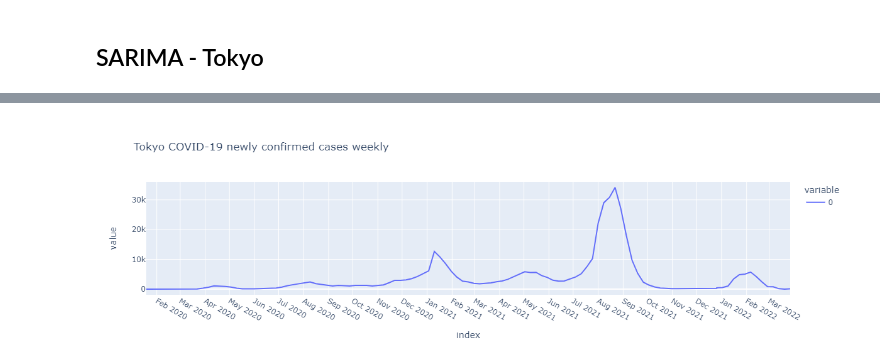
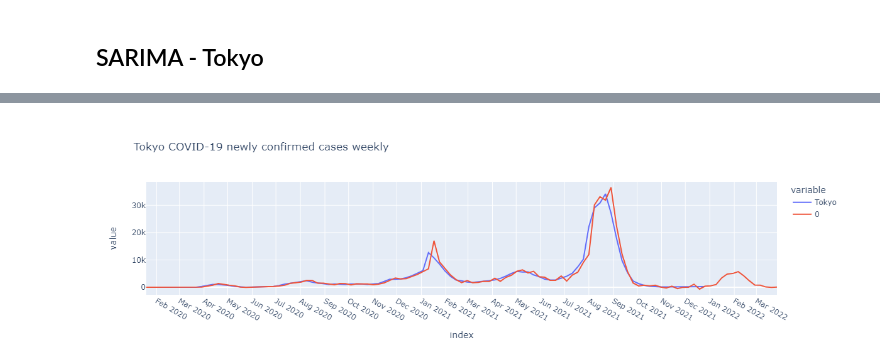
Before and after one commit to newini/learn-ml, a Jupyter notebook: time-series/sarima.ipynb, the cells around one changed output, grey strips where cells are left out. Drawn from its saved outputs; the diff is of its cells as text; code cells hidden in the pictures.

```diff
--- a/time-series/sarima.ipynb
+++ b/time-series/sarima.ipynb
@@ -168,6 +161,6 @@ fig.show()
 order = (1, 1, 1)
 seasonal_order = (1, 1, 1, 12)
 model = SARIMAX(df_gr.Tokyo, order=order, seasonal_order=seasonal_order)
-result = model.fit(disp=False)
-result.aic
+result_tokyo = model.fit(disp=False)
+result_tokyo.aic
 # %% [output]
@@ -175,13 +168,14 @@ result.aic
 # %%
-ts_forecast = result.predict(start=df_gr.index[-1], end=df_gr.index[-1]+relativedelta(months=3))
-#display(ts_forecast[:10])
+ts_forecast = result_tokyo.predict(start=df_gr.index[0], end=df_gr.index[-1]+relativedelta(months=3))
+temp_df = df_gr.Tokyo.to_frame()
+temp_df = pd.concat([temp_df, ts_forecast])
 
-fig = px.line(pd.concat([df_gr.Tokyo, ts_forecast]), title='Tokyo COVID-19 newly confirmed cases weekly')
+fig = px.line(temp_df, title='Tokyo COVID-19 newly confirmed cases weekly')
 fig.update_layout({
     'xaxis': {
         'dtick': 'M1'
     }
 })
 fig.show()
 # %% [output]
-[figure, old version]
+[figure, new version]
```
Also changed, not shown: parts of 10 cells of this notebook.
